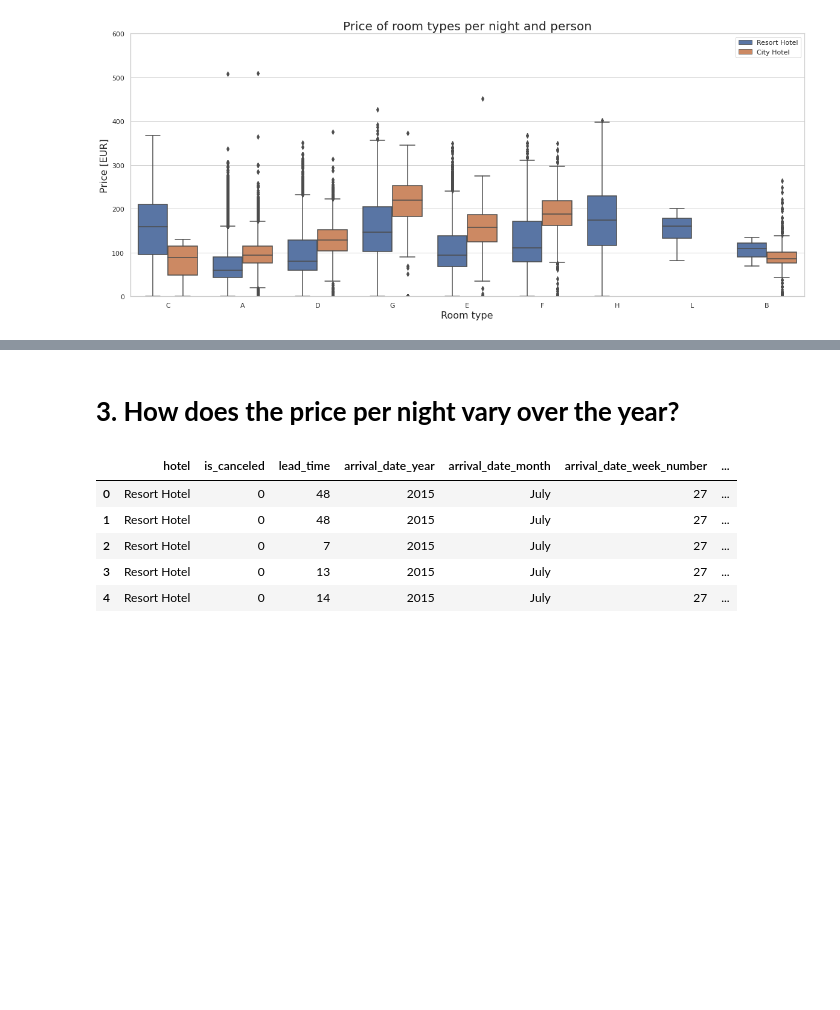
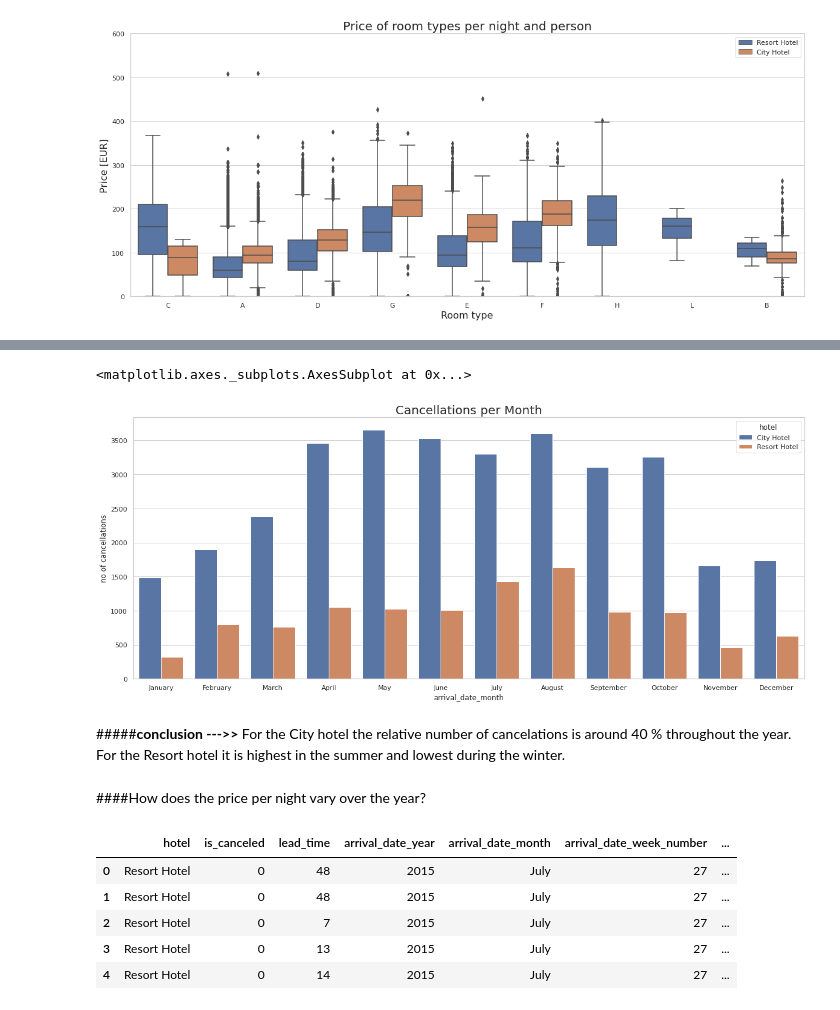
Before and after one commit to snehahampapura/Hotel-Booking-Analysis, a Jupyter notebook: Hotel_Booking_Analysis_Capstone_Project.ipynb, the cells around one changed output, grey strips where cells are left out. Saved outputs shown, nothing was run; the diff lists cells and outputs as text; code cells hidden in the pictures; blank space fills up the shorter version.

Commit message:
Data Analysis and Visualization - Part 3

```diff
--- a/Hotel_Booking_Analysis_Capstone_Project.ipynb
+++ b/Hotel_Booking_Analysis_Capstone_Project.ipynb
@@ -702,0 +708,4 @@ plt.show()
+# %%
+# Creating New Data frame For Cancellation According to the month for both Resort Hotel and City Hotel
+cancel_month = canceled.groupby(['arrival_date_month','hotel']).agg('count').reset_index()
+cancelled = cancel_month.iloc[:,0:3]
@@ -702,0 +733,4 @@ plt.show()
+# %%
+# Renaming The Columns
+cancelled = cancelled.rename(columns={'is_canceled':'no of cancellations'})
+cancelled
@@ -702,0 +755,4 @@ plt.show()
+# %%
+# Arranging The Data According to the Months
+final_cancelled = sd.Sort_Dataframeby_Month(cancelled,'arrival_date_month')
+final_cancelled
@@ -703,3 +777,16 @@ plt.show()
+# %%
+# Bar Plot
+plt.figure(figsize=(20, 8))
+plt.title('Cancellations per Month',fontsize=20)
+sns.barplot(x = "arrival_date_month", y = "no of cancellations" , hue="hotel",
+            hue_order = ["City Hotel", "Resort Hotel"], data=final_cancelled)
+# %% [output]
+<matplotlib.axes._subplots.AxesSubplot at 0x...>
+[figure, added]
+# %% [markdown]
+#####**conclusion --->>**
+    For the City hotel the relative number of cancelations is around 40 % throughout the year.
+    For the Resort hotel it is highest in the summer and lowest during the winter.
 # %% [markdown]
 
 
@@ -708,7 +795,7 @@ plt.show()
 
 
 
-# **3. How does the price per night vary over the year?**
+####How does the price per night vary over the year?
 # %%
 # Seprating the Data set on Reort And City Hotel When The Cancellation is "Zero"
 # Zero means The Cancellation Not Done By The Guests
```
Also changed, not shown: parts of 109 cells of this notebook.
